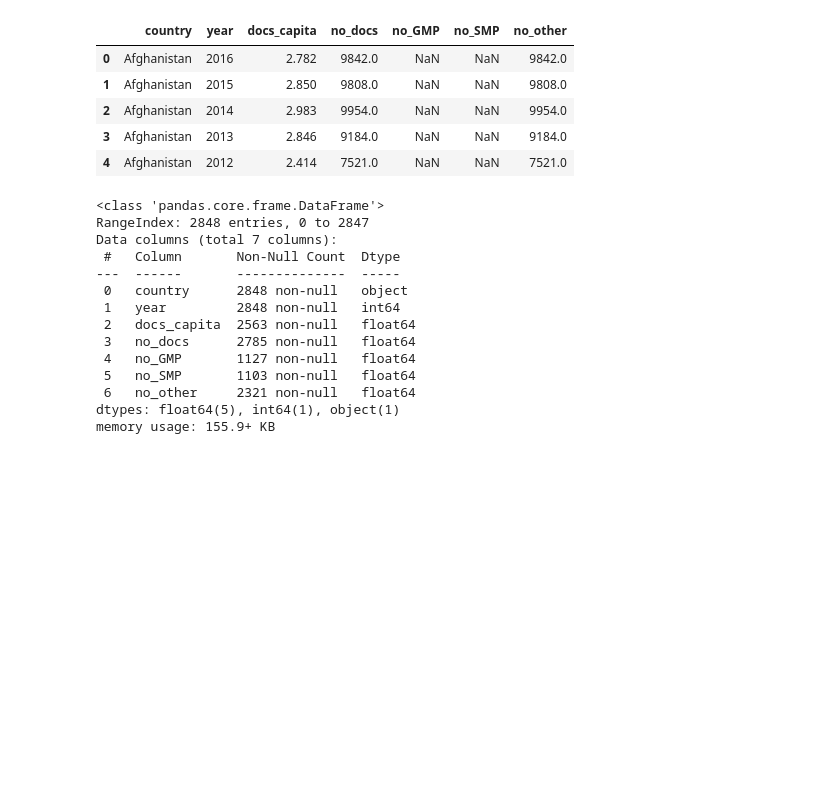
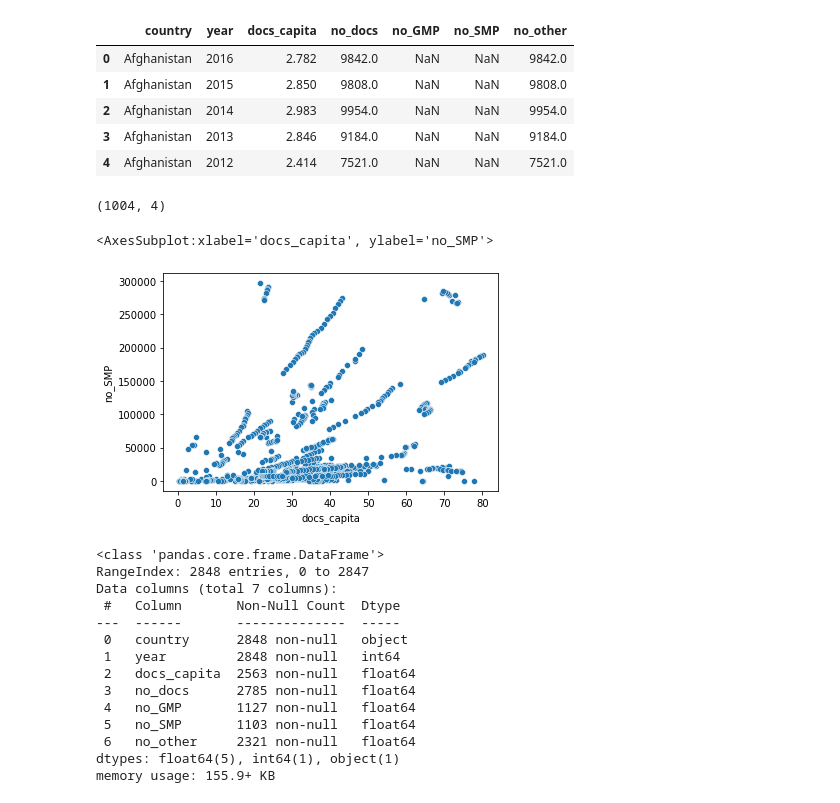
Before and after one commit to ozbunae/med_staff_data, a Jupyter notebook: World Wide Medical Staff.ipynb, the cells around one changed output. Drawn from its saved outputs; the diff is of its cells as text; code cells hidden in the pictures; blank space fills up the shorter version.

```diff
--- a/World Wide Medical Staff.ipynb
+++ b/World Wide Medical Staff.ipynb
@@ -34,6 +34,19 @@ df.head()
 | 2 | Afghanistan | 2014 | 2.983 | 9954.0 | NaN | NaN | 9954.0 |
 | 3 | Afghanistan | 2013 | 2.846 | 9184.0 | NaN | NaN | 9184.0 |
 | 4 | Afghanistan | 2012 | 2.414 | 7521.0 | NaN | NaN | 7521.0 |
+# %%
+special = df[['country', 'docs_capita', 'no_GMP', 'no_SMP']].copy()
+# %%
+special.dropna(inplace=True)
+# %%
+special.shape
+# %% [output]
+(1004, 4)
+# %%
+sns.scatterplot(data=special, x='docs_capita', y='no_SMP')
+# %% [output]
+<AxesSubplot:xlabel='docs_capita', ylabel='no_SMP'>
+[figure, added]
 # %%
 df.info()
 # %% [output]
```
Also changed, not shown: parts of 1 cell of this notebook.
